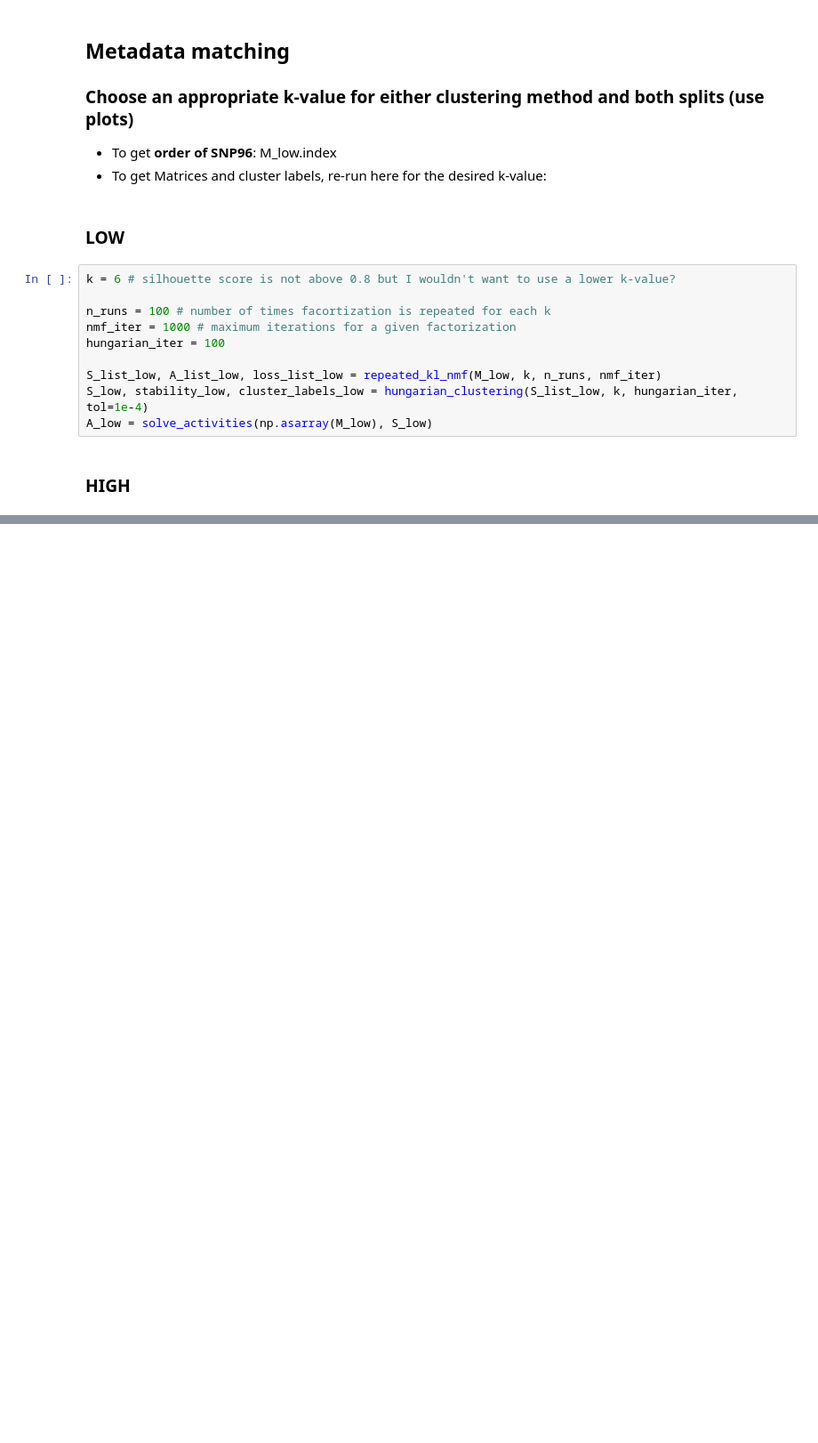
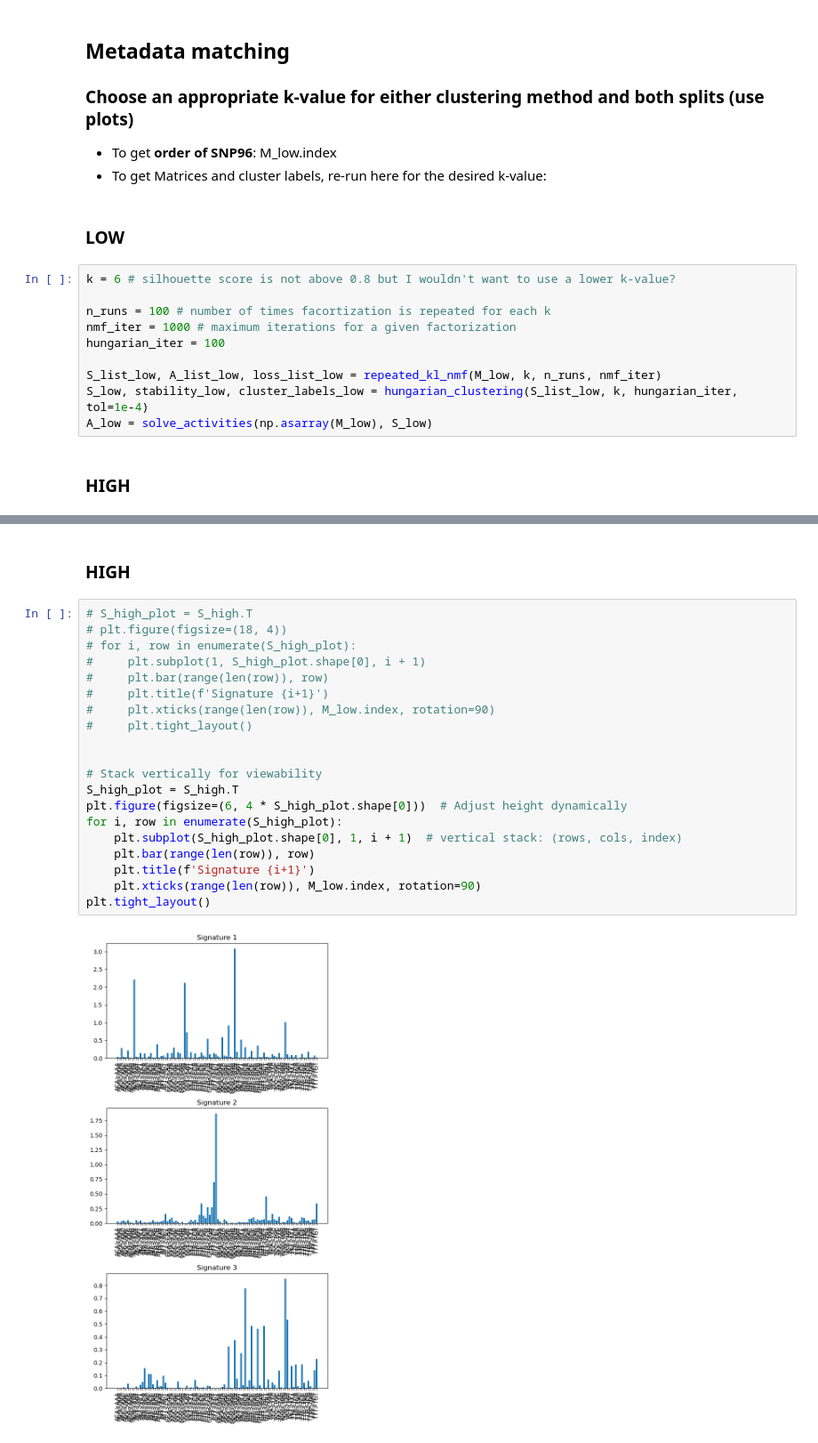
Before and after one commit to anl078/ECE204Repo, a Jupyter notebook: project3/proj3_SF.ipynb, the cells around one changed output, grey strips where cells are left out. Shown at 89% size. Drawn from its saved outputs; the diff is of its cells as text; blank space fills up the shorter version.

```diff
--- a/project3/proj3_SF.ipynb
+++ b/project3/proj3_SF.ipynb
@@ -780,0 +808,24 @@ A_low = solve_activities(np.asarray(M_high), S_high)
+# %% [markdown]
+### HIGH
+# %%
+# S_high_plot = S_high.T
+# plt.figure(figsize=(18, 4))
+# for i, row in enumerate(S_high_plot):
+#     plt.subplot(1, S_high_plot.shape[0], i + 1)
+#     plt.bar(range(len(row)), row)
+#     plt.title(f'Signature {i+1}')
+#     plt.xticks(range(len(row)), M_low.index, rotation=90)
+#     plt.tight_layout()
+
+
+# Stack vertically for viewability
+S_high_plot = S_high.T
+plt.figure(figsize=(6, 4 * S_high_plot.shape[0]))  # Adjust height dynamically
+for i, row in enumerate(S_high_plot):
+    plt.subplot(S_high_plot.shape[0], 1, i + 1)  # vertical stack: (rows, cols, index)
+    plt.bar(range(len(row)), row)
+    plt.title(f'Signature {i+1}')
+    plt.xticks(range(len(row)), M_low.index, rotation=90)
+plt.tight_layout()
+# %% [output]
+[figure, added]
```
Also changed, not shown: parts of 8 cells of this notebook.
